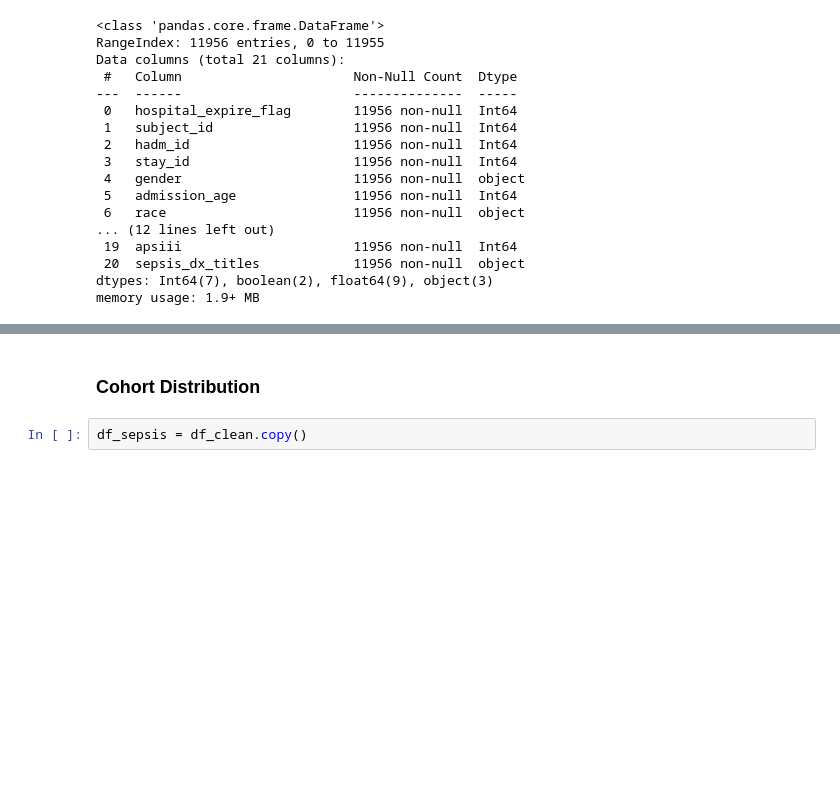
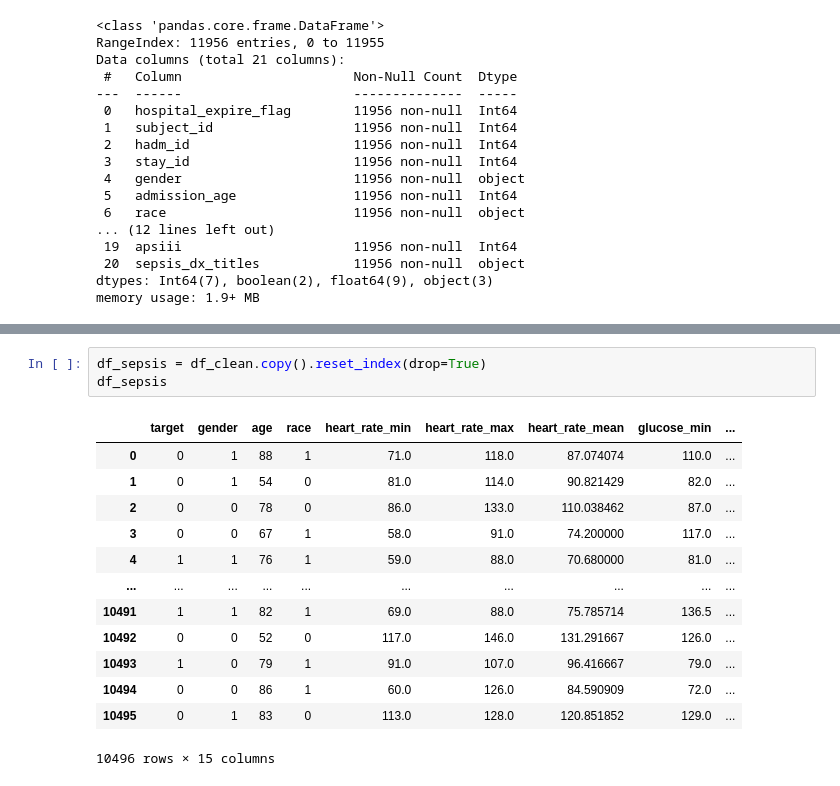
Before and after one commit to JGomez89/fairgrad-eval, a Jupyter notebook: FairGrad_Eval_Phase_1.ipynb, the cells around one changed output, grey strips where cells are left out. Cells and saved outputs as stored; diff of their text form; blank space fills up the shorter version.

```diff
--- a/FairGrad_Eval_Phase_1.ipynb
+++ b/FairGrad_Eval_Phase_1.ipynb
@@ -492,7 +493,20 @@ Rows remaining: 10492
-# %% [markdown]
-### Cohort Distribution
 # %%
-df_sepsis = df_clean.copy()
+df_sepsis = df_clean.copy().reset_index(drop=True)
+df_sepsis
+# %% [output]
+|  | target | gender | age | race | heart_rate_min | heart_rate_max | heart_rate_mean | glucose_min | ... |
+| 0 | 0 | 1 | 88 | 1 | 71.0 | 118.0 | 87.074074 | 110.0 | ... |
+| 1 | 0 | 1 | 54 | 0 | 81.0 | 114.0 | 90.821429 | 82.0 | ... |
+| 2 | 0 | 0 | 78 | 0 | 86.0 | 133.0 | 110.038462 | 87.0 | ... |
+| 3 | 0 | 0 | 67 | 1 | 58.0 | 91.0 | 74.200000 | 117.0 | ... |
+| 4 | 1 | 1 | 76 | 1 | 59.0 | 88.0 | 70.680000 | 81.0 | ... |
+| ... | ... | ... | ... | ... | ... | ... | ... | ... | ... |
+| 10491 | 1 | 1 | 82 | 1 | 69.0 | 88.0 | 75.785714 | 136.5 | ... |
+| 10492 | 0 | 0 | 52 | 0 | 117.0 | 146.0 | 131.291667 | 126.0 | ... |
+| 10493 | 1 | 0 | 79 | 1 | 91.0 | 107.0 | 96.416667 | 79.0 | ... |
+| 10494 | 0 | 0 | 86 | 1 | 60.0 | 126.0 | 84.590909 | 72.0 | ... |
+| 10495 | 0 | 1 | 83 | 0 | 113.0 | 128.0 | 120.851852 | 129.0 | ... |
+10496 rows × 15 columns
 # %%
 features = {
     'Race': {
```
Also changed, not shown: parts of 39 cells of this notebook.
